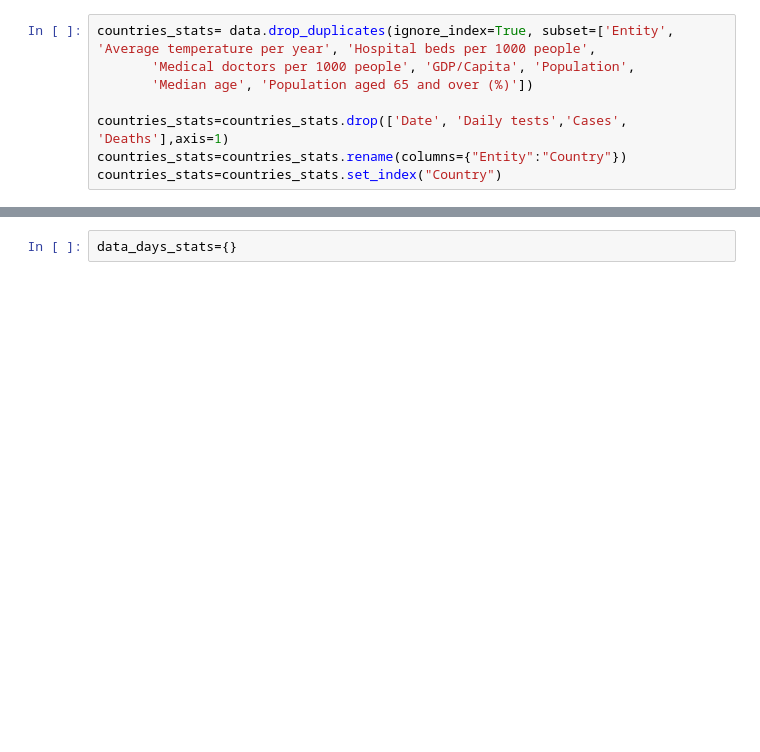
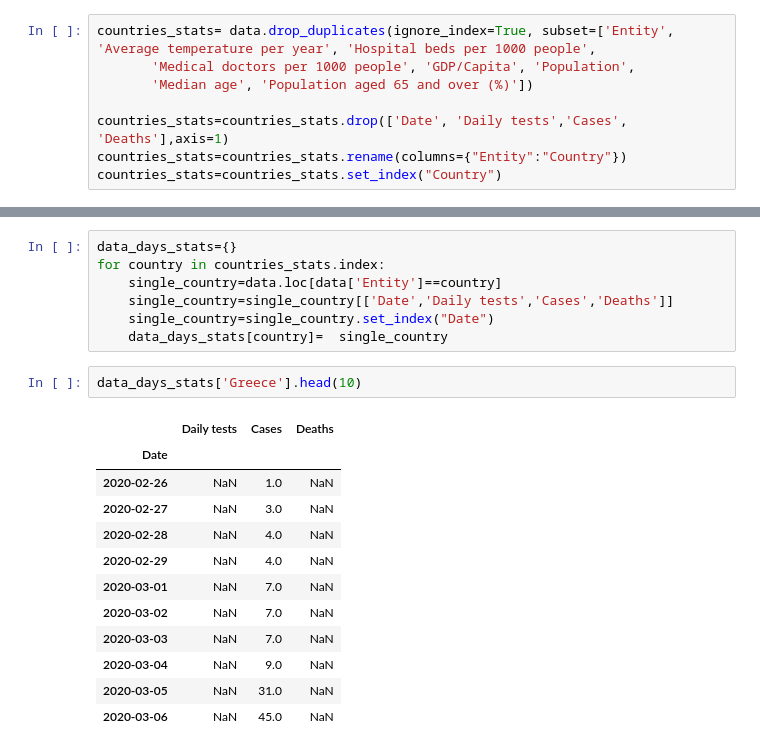
Before and after one commit to Andreas-Ts/Data-Mining-Project-Covid, a Jupyter notebook: Main.ipynb, the cells around one changed output, grey strips where cells are left out. Saved outputs shown, nothing was run; the diff lists cells and outputs as text; blank space fills up the shorter version.

Commit message:
φτιαξιμο βασικών dataframe

```diff
--- a/Main.ipynb
+++ b/Main.ipynb
@@ -98,3 +93,23 @@ countries_stats.head(18)
 | Colombia | South America | 4.57 | -74.30 | 25 | 1.71 | 1.82 | ... |
 # %%
 data_days_stats={}
+for country in countries_stats.index:
+    single_country=data.loc[data['Entity']==country]
+    single_country=single_country[['Date','Daily tests','Cases','Deaths']]
+    single_country=single_country.set_index("Date")
+    data_days_stats[country]=  single_country
+# %%
+data_days_stats['Greece'].head(10)
+# %% [output]
+|  | Daily tests | Cases | Deaths |
+| Date |  |  |  |
+| 2020-02-26 | NaN | 1.0 | NaN |
+| 2020-02-27 | NaN | 3.0 | NaN |
+| 2020-02-28 | NaN | 4.0 | NaN |
+| 2020-02-29 | NaN | 4.0 | NaN |
+| 2020-03-01 | NaN | 7.0 | NaN |
+| 2020-03-02 | NaN | 7.0 | NaN |
+| 2020-03-03 | NaN | 7.0 | NaN |
+| 2020-03-04 | NaN | 9.0 | NaN |
+| 2020-03-05 | NaN | 31.0 | NaN |
+| 2020-03-06 | NaN | 45.0 | NaN |
```
Also changed, not shown: parts of 2 cells of this notebook.
